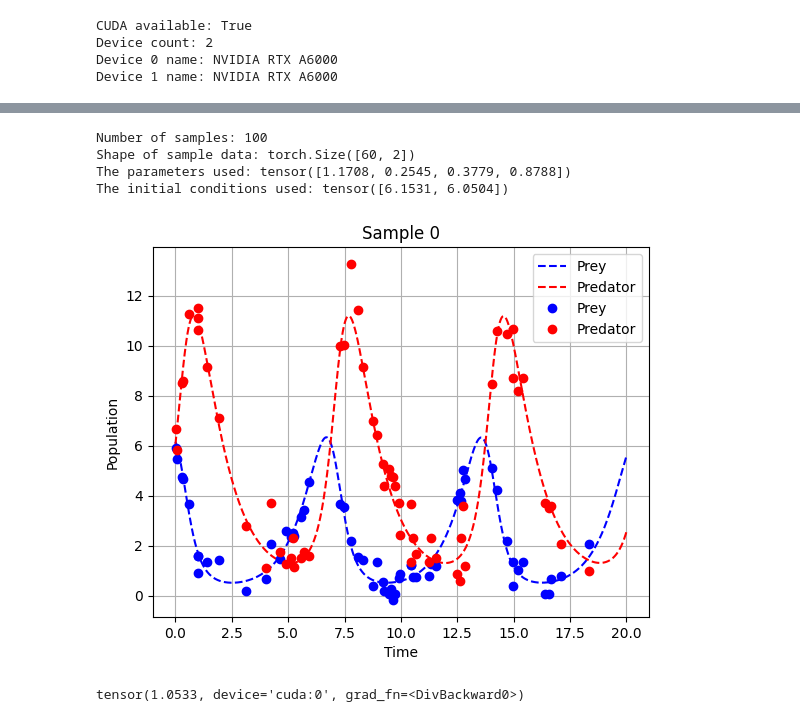
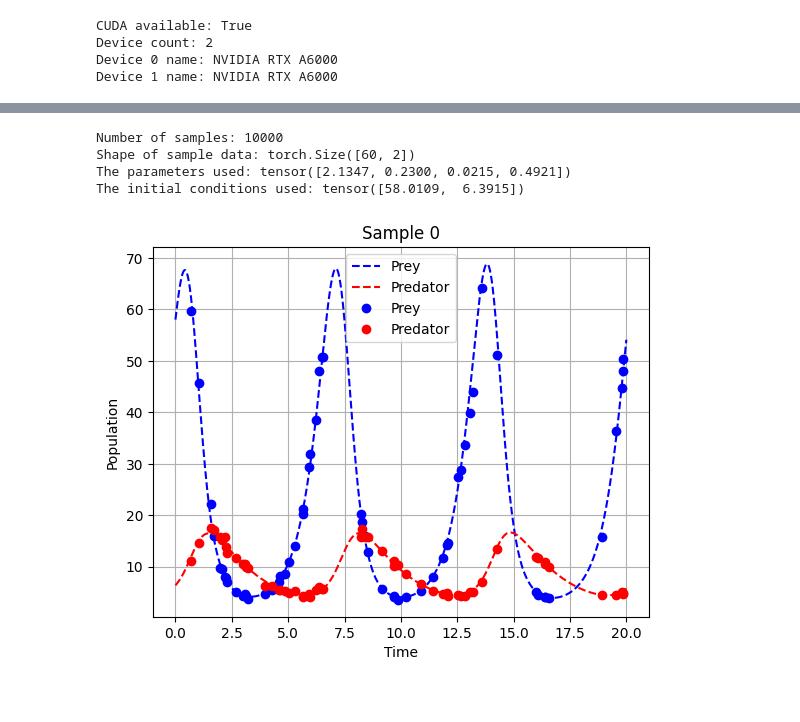
Before and after one commit to Arya-Honarpisheh/DiffSysId, a Jupyter notebook: check.ipynb, the cells around one changed output, grey strips where cells are left out. Saved outputs shown, nothing was run; the diff lists cells and outputs as text; code cells hidden in the pictures.

Commit message:
first version of the code

```diff
--- a/check.ipynb
+++ b/check.ipynb
@@ -33,0 +21,33 @@ train_loader , valid_loader, test_loader = get_dataloader_LotkaVolterra(dataset,
+# %%
+# load the dataset
+seed = 0
+total_time = 20.0
+dt = 0.001
+dataset = torch.load("/home/arya/DiffSysId/data/Lorenz_S_10000_T_20.0_dt_0.001_seq_len_100_seed_0/dataset.pt", weights_only=False)
+train_loader , valid_loader, test_loader = get_dataloader(dataset, seed=0, nfold=0, batch_size=32)
+
+# Get a sample from the train dataset
+batch = next(iter(train_loader))  # Preload the first batch to ensure the dataset is ready
+sample = {k: v[0] for k, v in batch.items()}
+
+# print the number of samples and the shape of the data
+print(f"Number of samples: {len(dataset)}")
+print(f"Shape of sample data: {sample['x'].shape}")
+print(f"The parameters used: {sample['parameters']}")
+print(f"The initial conditions used: {sample['x_init']}")
+
+t_real, x1_real, x2_real, x3_real = LorenzModel(sample['x_init'].numpy(), total_time, dt, sample['parameters'].numpy())
+
+# Visualize one sample
+plt.plot(t_real, x1_real, label="x", linestyle='--', color='blue')
+plt.plot(t_real, x2_real, label="y", linestyle='--', color='red')
+plt.plot(t_real, x3_real, label="z", linestyle='--', color='green')
+plt.plot(sample['time'], sample['x'][:, 0], label="x", marker='.', linestyle='None', color='blue')
+plt.plot(sample['time'], sample['x'][:, 1], label="y", marker='.', linestyle='None', color='red')
+plt.plot(sample['time'], sample['x'][:, 2], label="z", marker='.', linestyle='None', color='green')
+plt.title("Sample 0")
+plt.xlabel("Time")
+plt.ylabel("value")
+plt.legend()
+plt.grid(True)
+plt.show()
@@ -34,43 +60,37 @@ train_loader , valid_loader, test_loader = get_dataloader_LotkaVolterra(dataset,
 # %%
+# load the dataset
+# seed = 0
+# total_time = 20.0
+# dt = 0.01
+# dataset = torch.load("/home/arya/DiffSysId/data/LotkaVolterra_S_10000_T_20.0_dt_0.001_seq_len_60_seed_0/dataset.pt", weights_only=False)
+# train_loader , valid_loader, test_loader = get_dataloader(dataset, seed=0, nfold=0, batch_size=32)
+
 # Get a sample from the train dataset
 batch = next(iter(train_loader))  # Preload the first batch to ensure the dataset is ready
 sample = {k: v[0] for k, v in batch.items()}
 
 # print the number of samples and the shape of the data
 print(f"Number of samples: {len(dataset)}")
 print(f"Shape of sample data: {sample['x'].shape}")
 print(f"The parameters used: {sample['parameters']}")
 print(f"The initial conditions used: {sample['x_init']}")
 
-t_real, x1_real, x2_real = LVmodel(sample['x_init'], total_time, dt, sample['parameters'])
+t_real, x1_real, x2_real = LVModel(sample['x_init'], total_time, dt, sample['parameters'])
 
 # Visualize one sample
 plt.plot(t_real, x1_real, label="Prey", linestyle='--', color='blue')
 plt.plot(t_real, x2_real, label="Predator", linestyle='--', color='red')
 plt.plot(sample['time'], sample['x'][:, 0], label="Prey", marker='o', linestyle='None', color='blue')
 plt.plot(sample['time'], sample['x'][:, 1], label="Predator", marker='o', linestyle='None', color='red')
 plt.title("Sample 0")
 plt.xlabel("Time")
 plt.ylabel("Population")
 plt.legend()
 plt.grid(True)
 plt.show()
 # %% [output]
-Number of samples: 100
+Number of samples: 10000
 Shape of sample data: torch.Size([60, 2])
-The parameters used: tensor([1.1708, 0.2545, 0.3779, 0.8788])
-The initial conditions used: tensor([6.1531, 6.0504])
+The parameters used: tensor([2.1347, 0.2300, 0.0215, 0.4921])
+The initial conditions used: tensor([58.0109,  6.3915])
-[figure, old version]
+[figure, new version]
-# %%
-path = 'config/diffsysid.yaml'
-with open(path, 'r') as file:
-    config = yaml.safe_load(file)
-device = torch.device("cuda:0" if torch.cuda.is_available() else "cpu")
-
-model = DiffSysId_LV(config, device, target_dim=2).to(device)
-
-output = model(batch)
-
-print(output)
-# %% [output]
-tensor(1.0533, device='cuda:0', grad_fn=<DivBackward0>)
```
Also changed, not shown: parts of 4 cells of this notebook, 22 other files.
